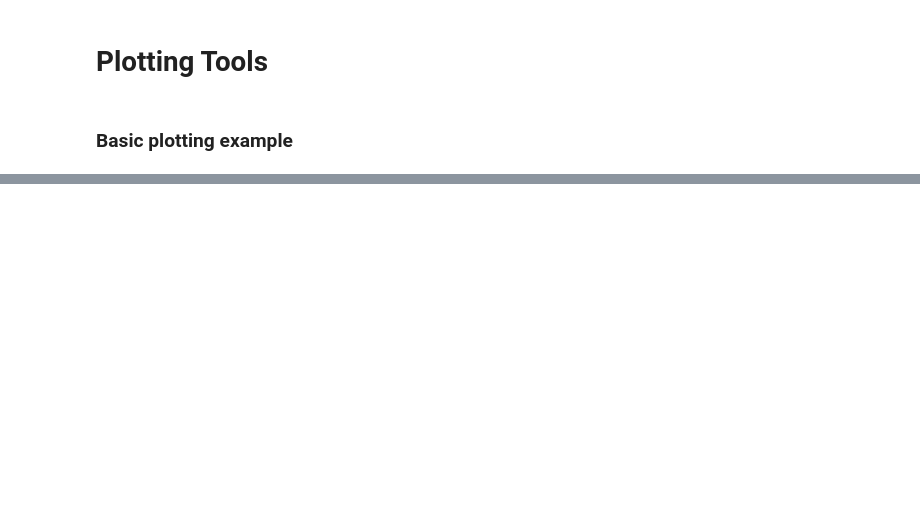
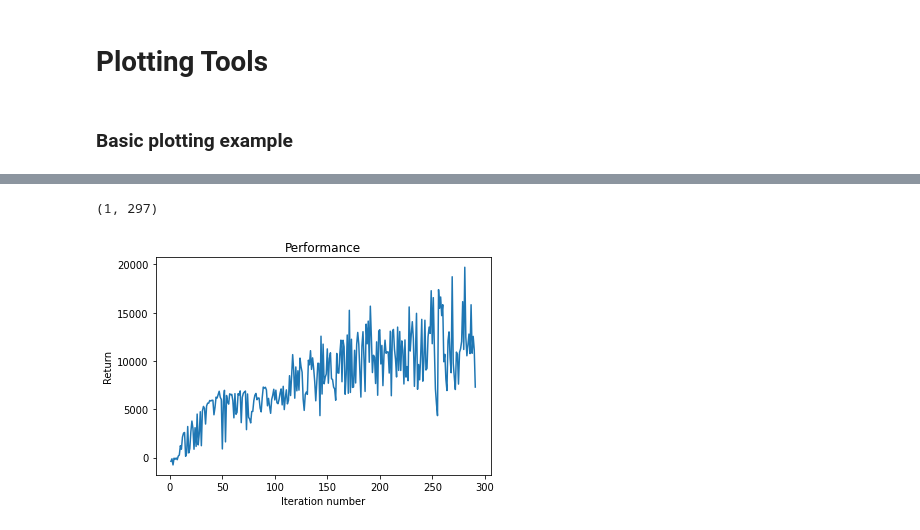
Before and after one commit to kchua/handful-of-trials, a Jupyter notebook: plotter.ipynb, the cells around one changed output, grey strips where cells are left out. Saved outputs shown, nothing was run; the diff lists cells and outputs as text; code cells hidden in the pictures; blank space fills up the shorter version.

```diff
--- a/plotter.ipynb
+++ b/plotter.ipynb
@@ -35,0 +45,7 @@ plt.show()
+# %%
+log_dir = '/data/ShenShuo/workspace/handful-of-trials/play/log' # Directory specified in script, not including date+time
+min_num_trials = 291  # Plots up to this many trials
+
+
+data = loadmat(os.path.join(log_dir, subdir, "logs.mat"))
+print(data)
@@ -35,0 +70,26 @@ plt.show()
+# %%
+print(data['returns'].shape)
+# %% [output]
+(1, 297)
+# %%
+returns = []
+if data["returns"].shape[1] >= min_num_trials:
+    returns.append(data["returns"][0][:min_num_trials])
+
+returns = np.array(returns)
+# returns = np.maximum.accumulate(returns, axis=-1)
+mean = np.mean(returns, axis=0)
+
+# Plot result
+
+fig = plt.figure()
+ax = fig.add_subplot(111)
+ax.plot(np.arange(1, min_num_trials + 1), mean)
+plt.title("Performance")
+plt.xlabel("Iteration number")
+plt.ylabel("Return")
+plt.axis('on')
+fig.savefig("test.png")
+plt.show()
+# %% [output]
+[figure, added]
```
Also changed, not shown: parts of 15 cells of this notebook, 9 other files.
